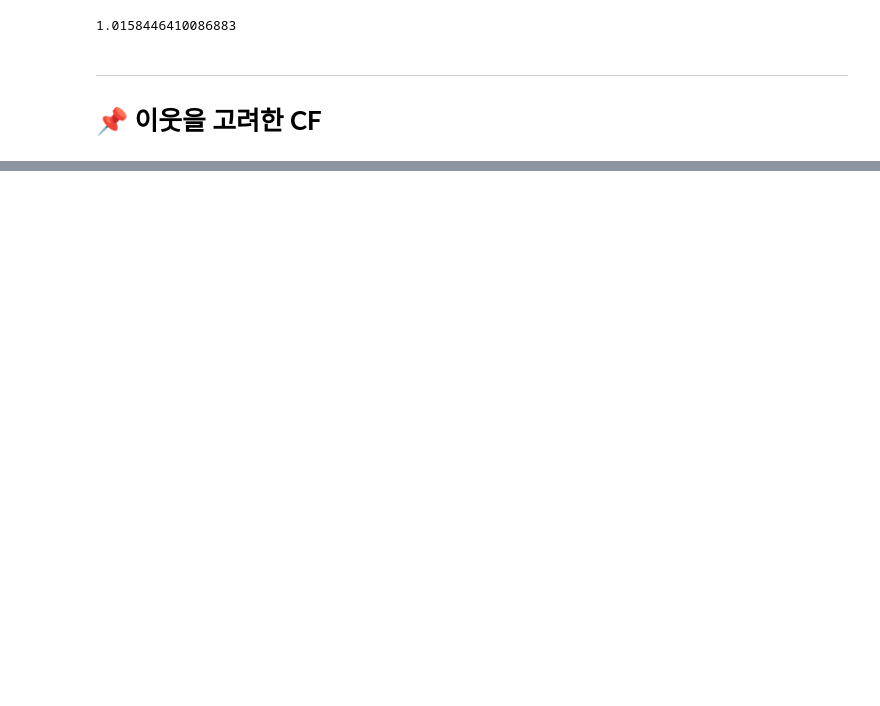
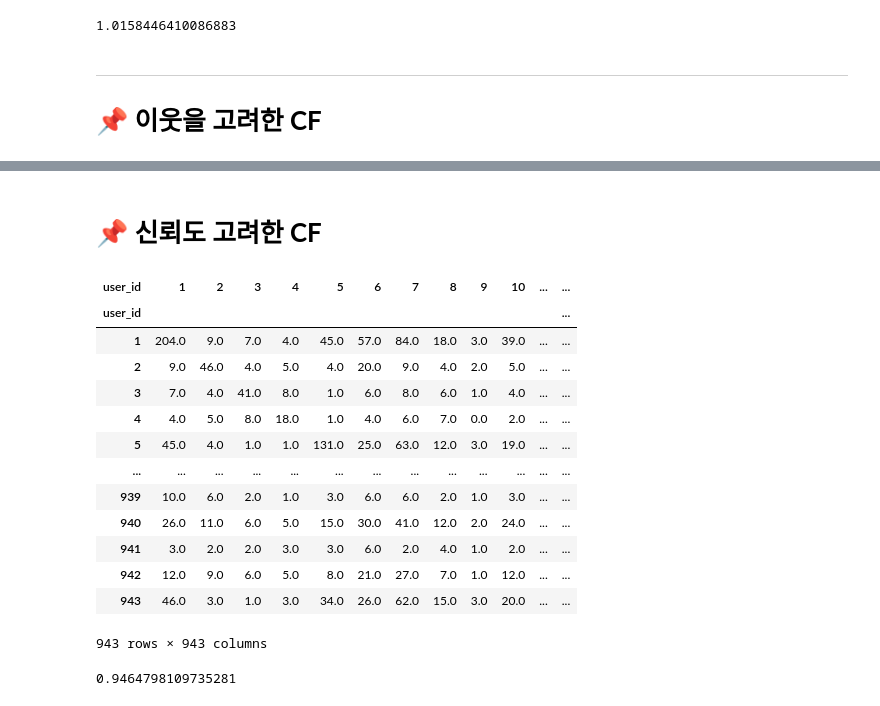
Before and after one commit to soaeng/recomSys, a Jupyter notebook: CF.ipynb, the cells around one changed output, grey strips where cells are left out. Saved outputs shown, nothing was run; the diff lists cells and outputs as text; code cells hidden in the pictures; blank space fills up the shorter version.

```diff
--- a/CF.ipynb
+++ b/CF.ipynb
@@ -223,0 +307,80 @@ Name: title, dtype: object
+# %% [markdown]
+# 📌 **신뢰도 고려한 CF**
+# %%
+# @title 사용자 평점편차 계산
+
+rating_mean = rating_matrix.mean(axis = 1)
+rating_bias = (rating_matrix.T - rating_mean).T
+
+rating_binary_1 = np.array(rating_matrix > 0).astype(float)
+rating_binary_2 = rating_binary_1.T
+
+counts = np.dot(rating_binary_1, rating_binary_2)
+counts = pd.DataFrame(counts, index = rating_matrix.index, columns = rating_matrix.index).fillna(0)
+counts
+# %% [output]
+| user_id | 1 | 2 | 3 | 4 | 5 | 6 | 7 | 8 | 9 | 10 | ... | ... |
+| user_id |  |  |  |  |  |  |  |  |  |  |  | ... |
+| 1 | 204.0 | 9.0 | 7.0 | 4.0 | 45.0 | 57.0 | 84.0 | 18.0 | 3.0 | 39.0 | ... | ... |
+| 2 | 9.0 | 46.0 | 4.0 | 5.0 | 4.0 | 20.0 | 9.0 | 4.0 | 2.0 | 5.0 | ... | ... |
+| 3 | 7.0 | 4.0 | 41.0 | 8.0 | 1.0 | 6.0 | 8.0 | 6.0 | 1.0 | 4.0 | ... | ... |
+| 4 | 4.0 | 5.0 | 8.0 | 18.0 | 1.0 | 4.0 | 6.0 | 7.0 | 0.0 | 2.0 | ... | ... |
+| 5 | 45.0 | 4.0 | 1.0 | 1.0 | 131.0 | 25.0 | 63.0 | 12.0 | 3.0 | 19.0 | ... | ... |
+| ... | ... | ... | ... | ... | ... | ... | ... | ... | ... | ... | ... | ... |
+| 939 | 10.0 | 6.0 | 2.0 | 1.0 | 3.0 | 6.0 | 6.0 | 2.0 | 1.0 | 3.0 | ... | ... |
+| 940 | 26.0 | 11.0 | 6.0 | 5.0 | 15.0 | 30.0 | 41.0 | 12.0 | 2.0 | 24.0 | ... | ... |
+| 941 | 3.0 | 2.0 | 2.0 | 3.0 | 3.0 | 6.0 | 2.0 | 4.0 | 1.0 | 2.0 | ... | ... |
+| 942 | 12.0 | 9.0 | 6.0 | 5.0 | 8.0 | 21.0 | 27.0 | 7.0 | 1.0 | 12.0 | ... | ... |
+| 943 | 46.0 | 3.0 | 1.0 | 3.0 | 34.0 | 26.0 | 62.0 | 15.0 | 3.0 | 20.0 | ... | ... |
+943 rows × 943 columns
+# %%
+# @title 신뢰도 기반 cf
+
+def CF_knn_bias_sig(user_id, movie_id, neighbor_size = 0):
+  if movie_id in rating_bias:
+    sim_scores = user_similarity[user_id].copy()
+    movie_ratings = rating_bias[movie_id].copy()
+
+    no_rating = movie_ratings.isnull()
+    # user_id와 공통으로 평가한 영화 수
+    common_counts = counts[user_id]
+    low_significance = common_counts < SIG_LEVEL
+    none_rating_idx = movie_ratings[no_rating | low_significance].index
+
+    movie_ratings = movie_ratings.drop(none_rating_idx)
+    sim_scores = sim_scores.drop(none_rating_idx)
+
+    if neighbor_size == 0:
+      prediction = np.dot(sim_scores, movie_ratings) / sim_scores.sum()
+      prediction += rating_mean[user_id]
+
+    else:
+      if len(sim_scores) > MIN_RATINGS:
+        neighbor_size = min(neighbor_size, len(sim_scores))
+        sim_scores = np.array(sim_scores)
+        movie_ratings = np.array(movie_ratings)
+
+        user_idx = np.argsort(sim_scores)
+        sim_scores = sim_scores[user_idx][-neighbor_size:]
+        movie_ratings = movie_ratings[user_idx][-neighbor_size:]
+
+        prediction = np.dot(sim_scores, movie_ratings) / sim_scores.sum()
+        prediction += rating_mean[user_id]
+
+      else:
+        prediction = rating_mean[user_id]
+  else:
+    prediction = rating_mean[user_id]
+
+  if prediction <= 1:
+    prediction = 1
+  elif prediction >= 5:
+    prediction = 5
+
+  return prediction
+
+SIG_LEVEL = 3
+MIN_RATINGS = 3
+score(CF_knn_bias_sig, 30)
+# %% [output]
+0.9464798109735281
```
Also changed, not shown: parts of 16 cells of this notebook.
